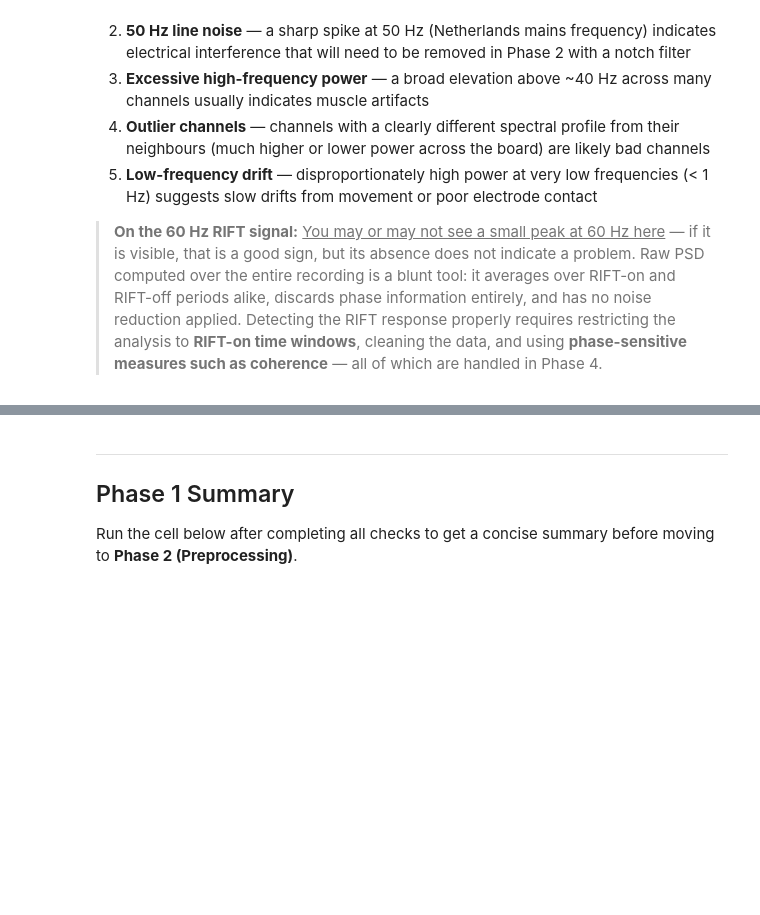
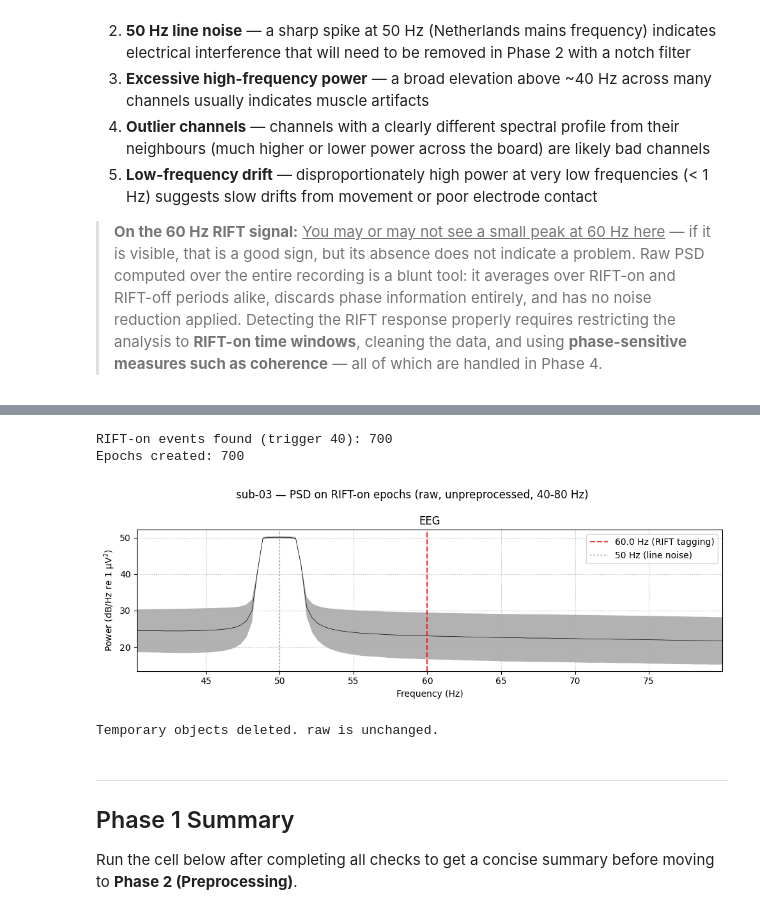
Before and after one commit to ChristosDalamarinis/RIFT-analysis, a Jupyter notebook: rift_analysis.ipynb, the cells around one changed output, grey strips where cells are left out. Cells and saved outputs as stored; diff of their text form; code cells hidden in the pictures; blank space fills up the shorter version.

```diff
--- a/rift_analysis.ipynb
+++ b/rift_analysis.ipynb
@@ -126,7 +142,7 @@ print(f'\nAll {len(raw_dict)} subject(s) loaded.')
 # -- Select subject for inspection --------------------------------------------
 #! Change SUBJECT_IDX to inspect a different subject (0 = first, 1 = second, ...).
 
-SUBJECT_IDX = 1
+SUBJECT_IDX = 2
 
 SUBJECT_ID = subjects[SUBJECT_IDX]['subject_id']
 raw        = raw_dict[SUBJECT_ID]
@@ -412,3 +503,67 @@ plt.show()
+# %%
+# -- 1.6 Exploratory PSD on RIFT-on epochs -----------------------------------
+#! Works entirely on a COPY of the raw data. The original raw object is never touched.
+
+# Step 1: copy raw — raw itself is not affected from this point on
+raw_copy = raw.copy()
+
+# Step 2: extract events from the trigger channel
+events_explore = mne.find_events(
+    raw_copy,
+    stim_channel='Status',
+    shortest_event=1,
+    mask=255,
+    verbose=False,
+)
+
+# Remove BioSemi hardware status byte
+events_explore = events_explore[events_explore[:, 2] != 254]
+
+# Step 3: isolate RIFT-on trigger (code 40)
+rift_on_events = events_explore[events_explore[:, 2] == 40]
+
+print(f'RIFT-on events found (trigger 40): {len(rift_on_events)}')
+
+# Step 4: epoch around RIFT-on onset
+# tmin=-0.2 : 200 ms before the flicker starts (pre-stimulus buffer)
+# tmax= 2.5 : covers the full 2000 ms RIFT window plus 500 ms after it ends
+epochs_explore = mne.Epochs(
+    raw_copy,
+    rift_on_events,
+    event_id={'rift_on': 40},
+    tmin=-0.2,
+    tmax=2.5,
+    baseline=None,       # no baseline — this is exploratory only
+    picks='eeg',
+    preload=True,
+    verbose=False,
+)
+
+print(f'Epochs created: {len(epochs_explore)}')
+
+# Step 5: compute and plot PSD on the RIFT-on epochs
+fig = epochs_explore.compute_psd(fmin=40, fmax=80).plot(average=True, show=False)
+ax  = fig.axes[0]
+ax.axvline(TAGGING_FREQ, color='red',  linestyle='--', alpha=0.8,
+           label=f'{TAGGING_FREQ} Hz (RIFT tagging)')
+ax.axvline(50.0,         color='gray', linestyle=':',  alpha=0.6,
+           label='50 Hz (line noise)')
+ax.legend()
+fig.suptitle(
+    f'{SUBJECT_ID} — PSD on RIFT-on epochs (raw, unpreprocessed, 40-80 Hz)',
+    fontsize=12,
+)
+plt.tight_layout()
+plt.show()
+
+# Step 6: clean up — discard the temporary objects to free memory
+del raw_copy, epochs_explore, events_explore, rift_on_events
+print('Temporary objects deleted. raw is unchanged.')
+# %% [output]
+RIFT-on events found (trigger 40): 700
+Epochs created: 700
+[figure, added]
+Temporary objects deleted. raw is unchanged.
 # %% [markdown]
 ---
 ## Phase 1 Summary
```
Also changed, not shown: parts of 13 cells of this notebook.
